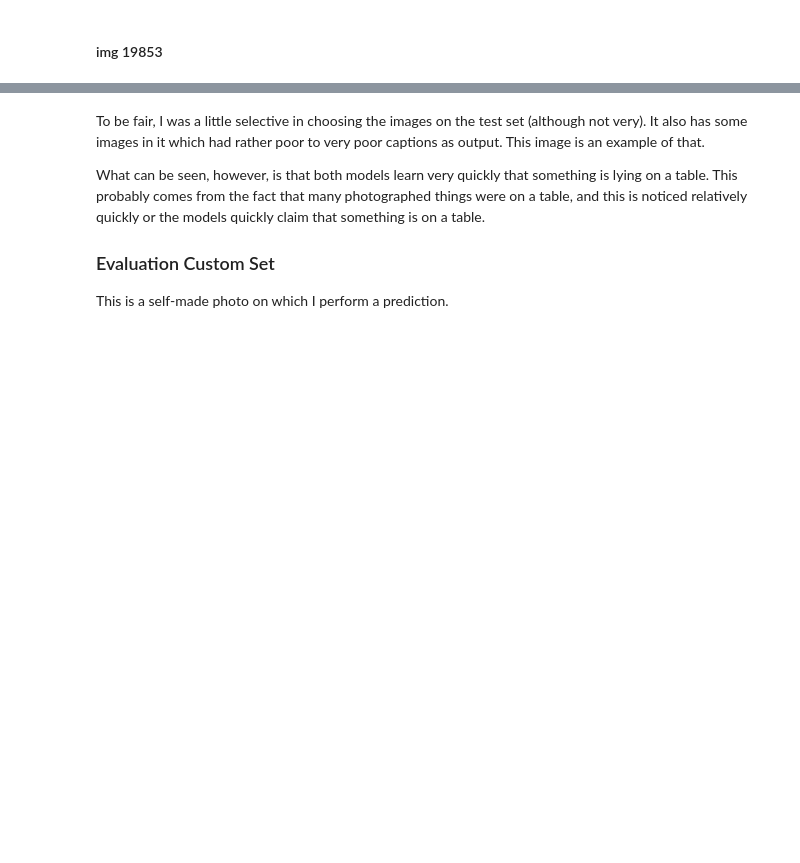
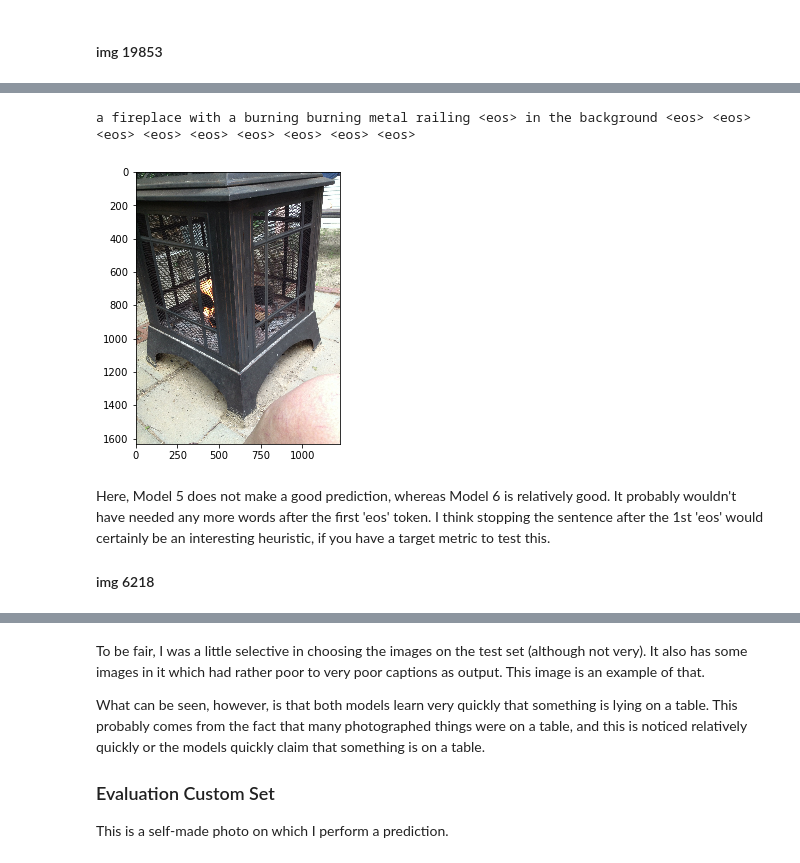
Before and after one commit to Lukas113/deep_learning, a Jupyter notebook: mini-challenges/MC2_Lukas_Gehrig/MC2_Lukas_Gehrig.ipynb, the cells around one changed output, grey strips where cells are left out. Saved outputs shown, nothing was run; the diff lists cells and outputs as text; code cells hidden in the pictures; blank space fills up the shorter version.

```diff
--- a/mini-challenges/MC2_Lukas_Gehrig/MC2_Lukas_Gehrig.ipynb
+++ b/mini-challenges/MC2_Lukas_Gehrig/MC2_Lukas_Gehrig.ipynb
@@ -701,0 +701,9 @@ eval_img(icn4, enumIdx_imgIdx_val, imgIdx_imgPath_val, imgIdx_imgPath_preproc_va
+# %%
+eval_img(icn6, enumIdx_imgIdx_val, imgIdx_imgPath_val, imgIdx_imgPath_preproc_val, vocab, 2480)
+# %% [output]
+a fireplace with a burning burning metal railing <eos> in the background <eos> <eos> <eos> <eos> <eos> <eos> <eos> <eos> <eos>
+[figure, added]
+# %% [markdown]
+Here, Model 5 does not make a good prediction, whereas Model 6 is relatively good. It probably wouldn't have needed any more words after the first 'eos' token. I think stopping the sentence after the 1st 'eos' would certainly be an interesting heuristic, if you have a target metric to test this.
+
+#### img 6218
```
Also changed, not shown: parts of 57 cells of this notebook, 7 other files.
